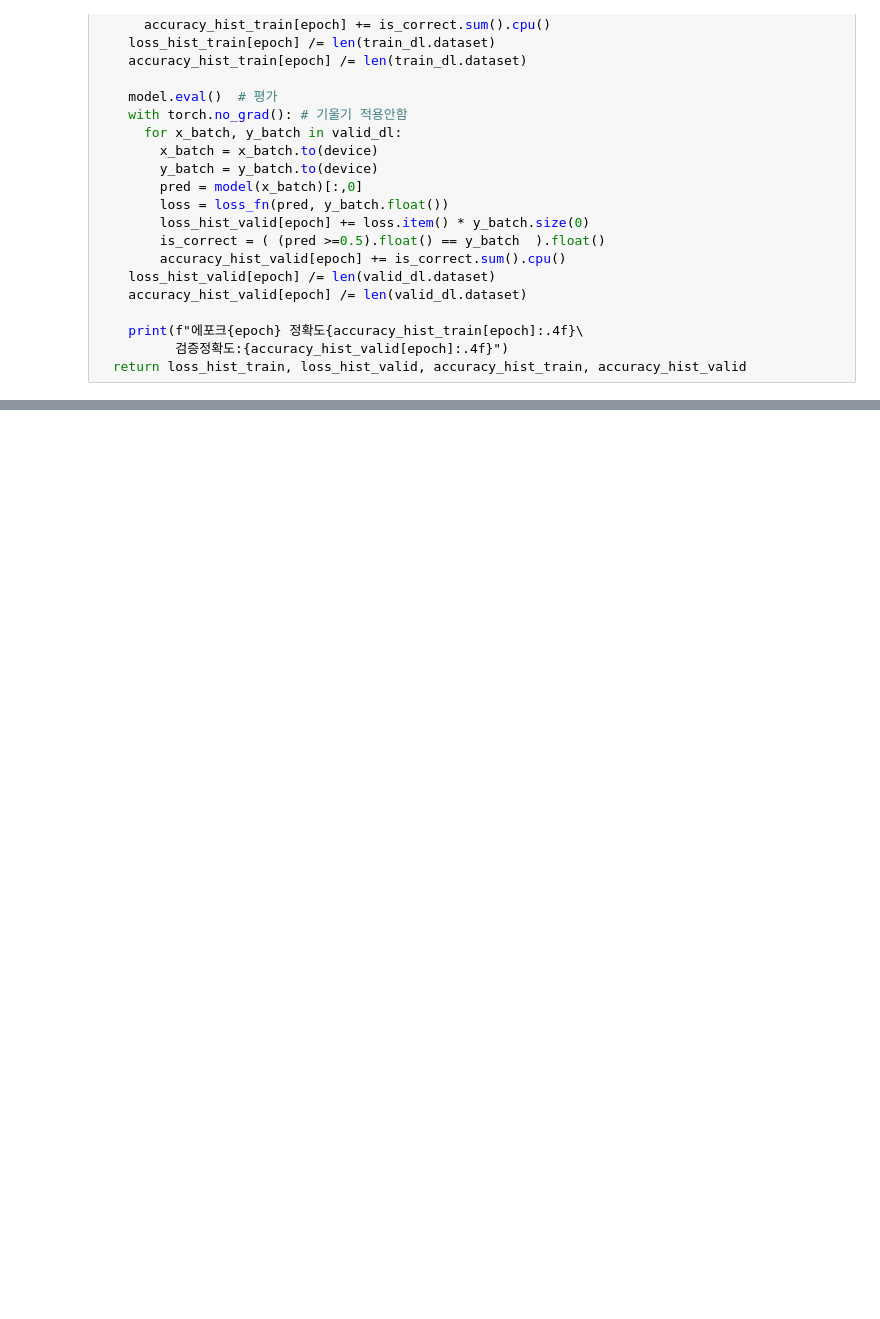
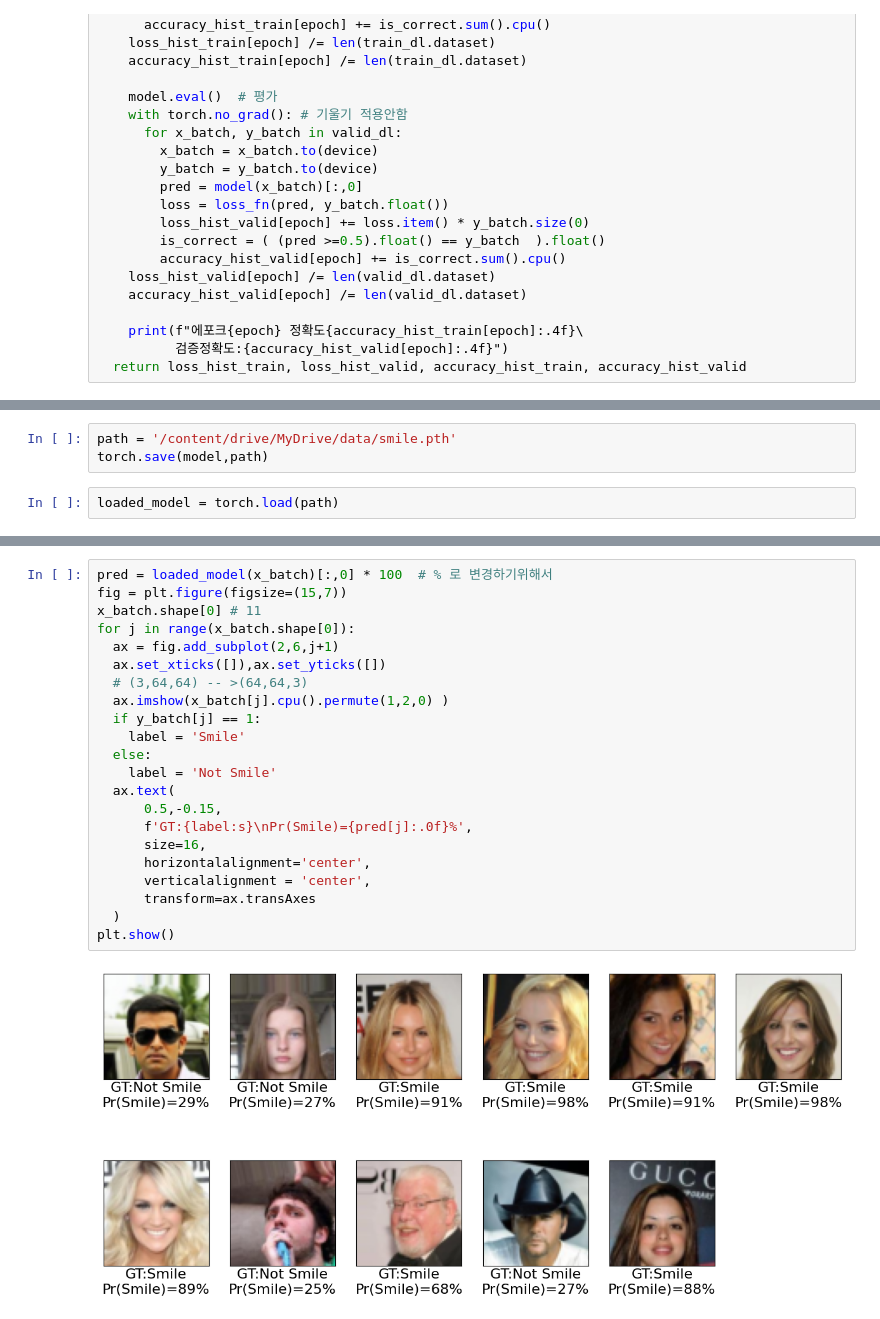
Before and after one commit to leekyuyoung20231211/python, a Jupyter notebook: 2024-03-26/CelebaA.ipynb, the cells around one changed output, grey strips where cells are left out. Cells and saved outputs as stored; diff of their text form; blank space fills up the shorter version.

```diff
--- a/2024-03-26/CelebaA.ipynb
+++ b/2024-03-26/CelebaA.ipynb
@@ -336,0 +345,5 @@ hist = train(model, num_epochs, train_dl,valid_dl)
+# %%
+path = '/content/drive/MyDrive/data/smile.pth'
+torch.save(model,path)
+# %%
+loaded_model = torch.load(path)
@@ -336,0 +391,24 @@ hist = train(model, num_epochs, train_dl,valid_dl)
+# %%
+pred = loaded_model(x_batch)[:,0] * 100  # % 로 변경하기위해서
+fig = plt.figure(figsize=(15,7))
+x_batch.shape[0] # 11
+for j in range(x_batch.shape[0]):
+  ax = fig.add_subplot(2,6,j+1)
+  ax.set_xticks([]),ax.set_yticks([])
+  # (3,64,64) -- >(64,64,3)
+  ax.imshow(x_batch[j].cpu().permute(1,2,0) )
+  if y_batch[j] == 1:
+    label = 'Smile'
+  else:
+    label = 'Not Smile'
+  ax.text(
+      0.5,-0.15,
+      f'GT:{label:s}\nPr(Smile)={pred[j]:.0f}%',
+      size=16,
+      horizontalalignment='center',
+      verticalalignment = 'center',
+      transform=ax.transAxes
+  )
+plt.show()
+# %% [output]
+[figure, added]
```
Also changed, not shown: parts of 10 cells of this notebook.
